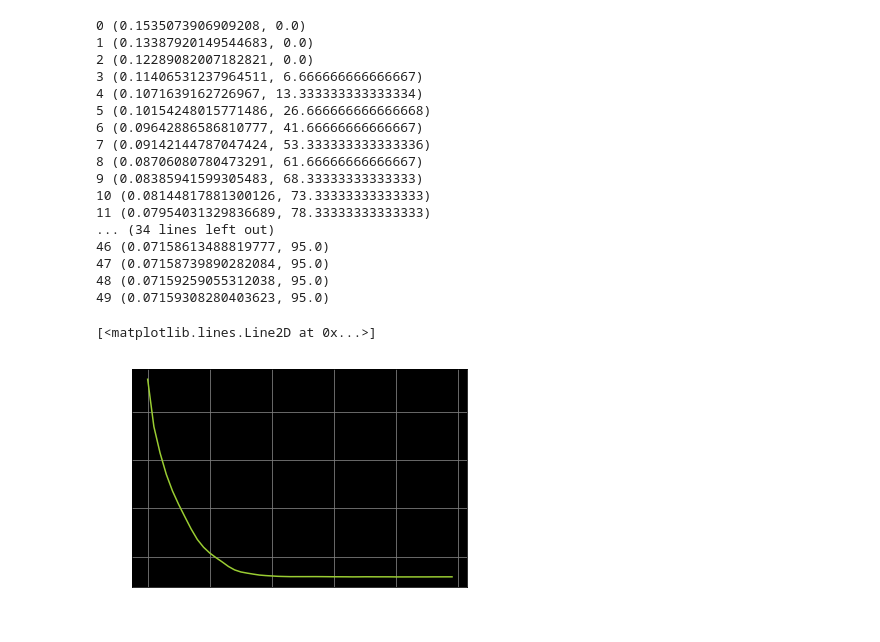
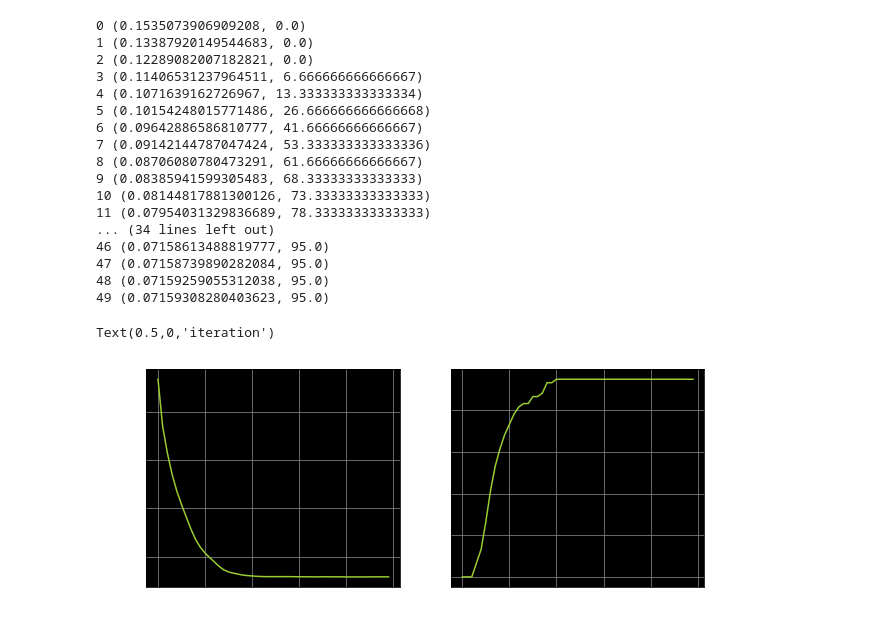
Before and after one commit to yugitti/sparse, a Jupyter notebook: 辞書学習/Untitled.ipynb, the cells around one changed output. Cells and saved outputs as stored; diff of their text form; code cells hidden in the pictures.

```diff
--- a/辞書学習/Untitled.ipynb
+++ b/辞書学習/Untitled.ipynb
@@ -109,8 +109,14 @@ A_MOD, log_MOD = MOD(X, y, D, k0=k0, D0=A0)
 47 (0.07158739890282084, 95.0)
 48 (0.07159259055312038, 95.0)
 49 (0.07159308280403623, 95.0)
-# %%
-plt.plot(log_MOD[:,0])
-# %% [output]
-[<matplotlib.lines.Line2D at 0x...>]
-[figure, removed]
+# %%
+figs, axs = plt.subplots(1,2, figsize=(10,4))
+axs[0].plot(log_MOD[:,0])
+axs[0].set_ylabel("average error")
+axs[0].set_xlabel("iteration")
+axs[1].plot(log_MOD[:,1])
+axs[1].set_ylabel("correct atom ratio")
+axs[1].set_xlabel("iteration")
+# %% [output]
+Text(0.5,0,'iteration')
+[figure, added]
```
Also changed, not shown: parts of 7 cells of this notebook.
